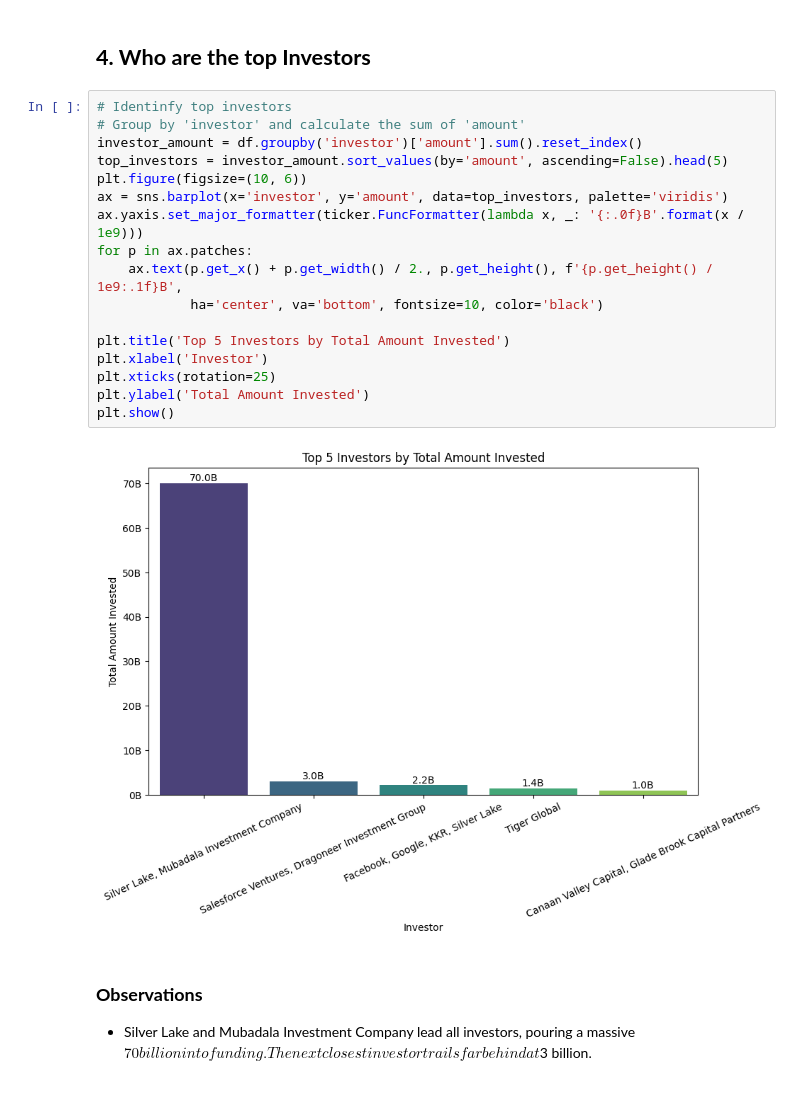
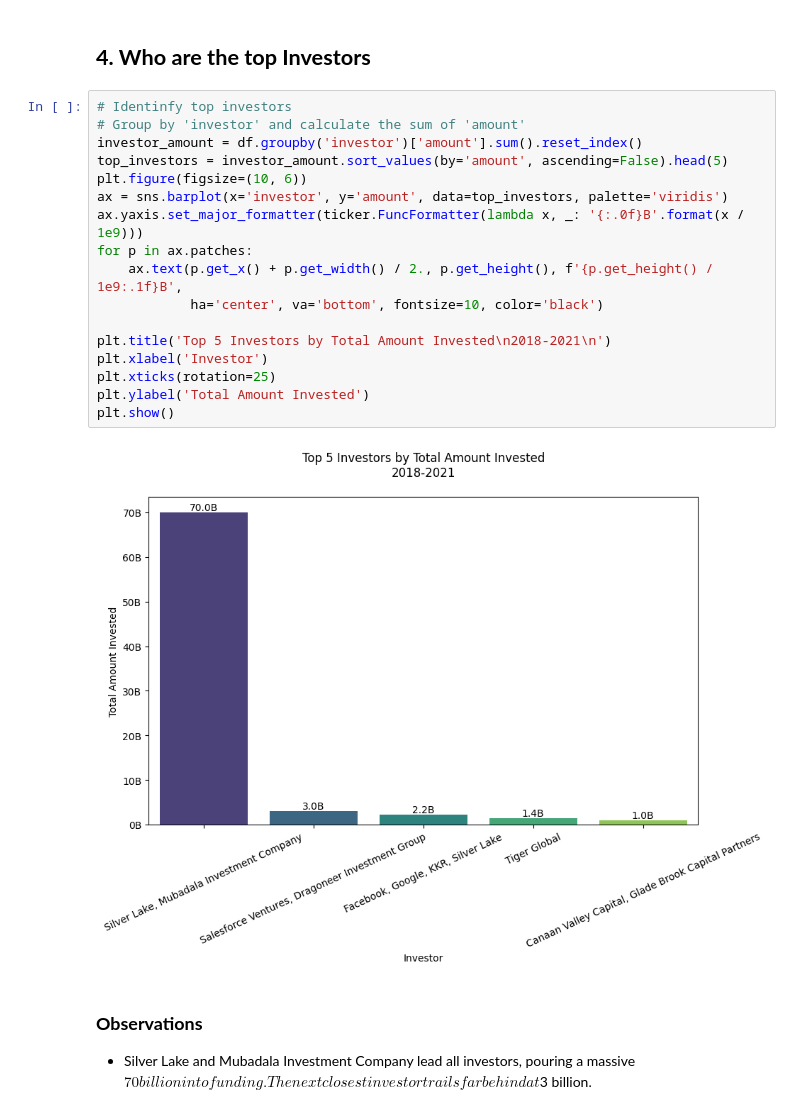
Before and after one commit to MurithiDenisGitobu/EDA-Indian-Startup-Funding, a Jupyter notebook: LP1_Project.ipynb.ipynb, the cells around one changed output. Drawn from its saved outputs; the diff is of its cells as text.

```diff
--- a/LP1_Project.ipynb.ipynb
+++ b/LP1_Project.ipynb.ipynb
@@ -1141,22 +1143,22 @@ fig.show()
 # %%
 # Identinfy top investors
 # Group by 'investor' and calculate the sum of 'amount'
 investor_amount = df.groupby('investor')['amount'].sum().reset_index()
 top_investors = investor_amount.sort_values(by='amount', ascending=False).head(5)
 plt.figure(figsize=(10, 6))
 ax = sns.barplot(x='investor', y='amount', data=top_investors, palette='viridis')
 ax.yaxis.set_major_formatter(ticker.FuncFormatter(lambda x, _: '{:.0f}B'.format(x / 1e9)))
 for p in ax.patches:
     ax.text(p.get_x() + p.get_width() / 2., p.get_height(), f'{p.get_height() / 1e9:.1f}B',
             ha='center', va='bottom', fontsize=10, color='black')
 
-plt.title('Top 5 Investors by Total Amount Invested')
+plt.title('Top 5 Investors by Total Amount Invested\n2018-2021\n')
 plt.xlabel('Investor')
 plt.xticks(rotation=25)
 plt.ylabel('Total Amount Invested')
 plt.show()
 # %% [output]
-[figure, old version]
+[figure, new version]
 # %% [markdown]
 ### **Observations**
 - Silver Lake and Mubadala Investment Company lead all investors, pouring a massive $70 billion into funding. The next closest investor trails far behind at $3 billion.
```
Also changed, not shown: parts of 13 cells of this notebook.
